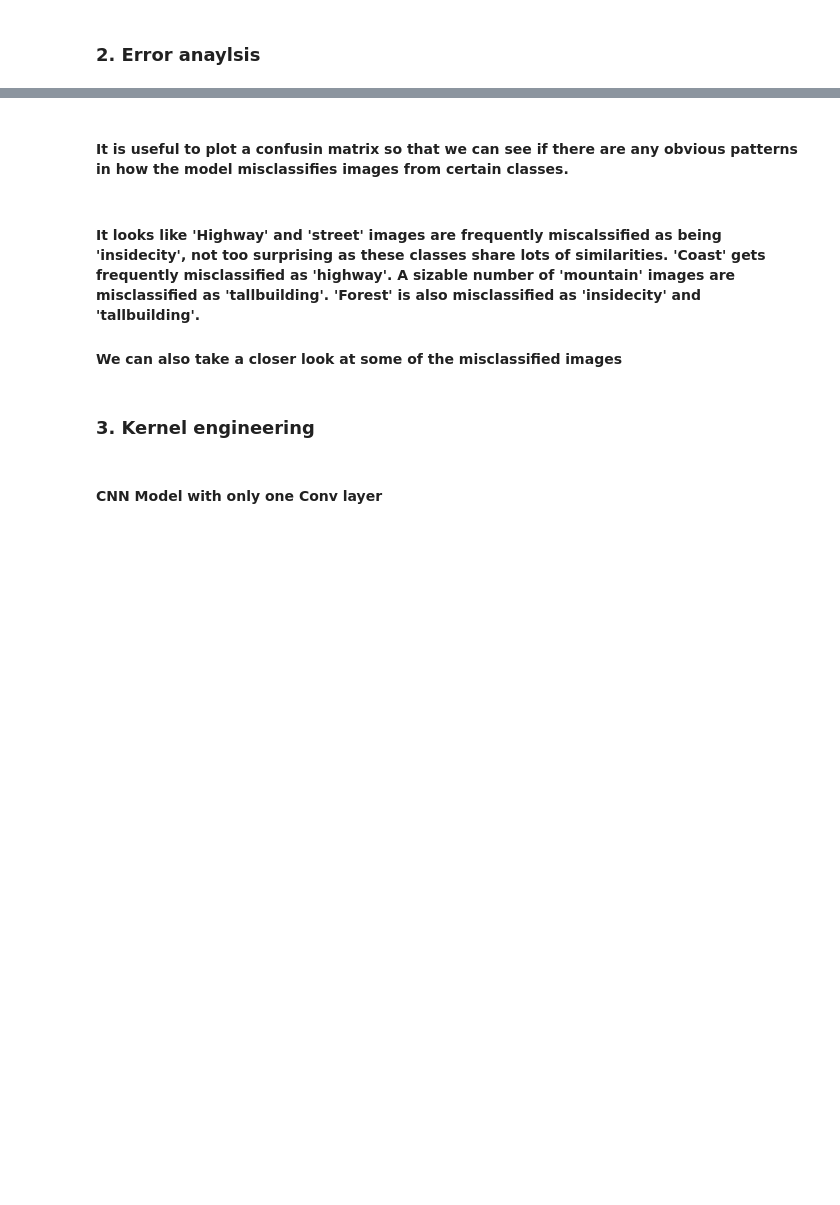
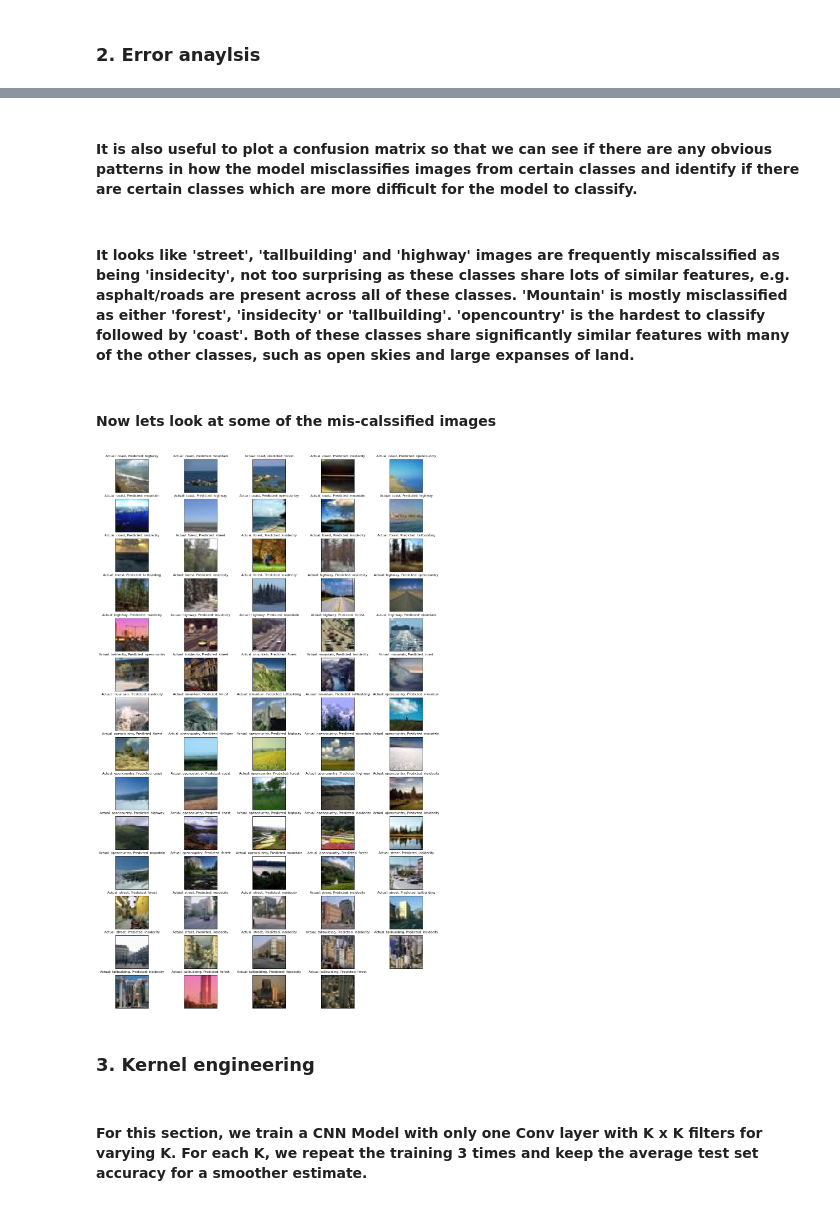
Before and after one commit to tsultan16/COMP90086_Assignment2, a Jupyter notebook: COMP90086_asst2_2023_copy.ipynb, the cells around one changed output, grey strips where cells are left out. Drawn from its saved outputs; the diff is of its cells as text; code cells hidden in the pictures; blank space fills up the shorter version.

```diff
--- a/COMP90086_asst2_2023_copy.ipynb
+++ b/COMP90086_asst2_2023_copy.ipynb
@@ -208,15 +246,3 @@ from sklearn.metrics import confusion_matrix, ConfusionMatrixDisplay
 # %%
-test_images, test_labels = [], []
-n_batches = int(np.ceil(test_data.n/test_data.batch_size))
-for i in range(n_batches):
-    x_batch, y_batch = next(test_data)
-    #print(f"x_batch shape: {x_batch.shape}")
-    #print(f"y_batch shape: {y_batch.shape}")
-    test_images.append(x_batch)
-    test_labels.append(y_batch)
-
-test_images = np.concatenate(test_images, axis=0)
-test_labels = np.concatenate(test_labels, axis=0)
-print(f"Test images shape: {test_images.shape}")
-print(f"Test labels shape: {test_labels.shape}")
+class_average(cnn1)
 # %% [output]
@@ -277,10 +260,30 @@ Overall classification accuracy for test data: 0.809375
-# %% [markdown]
-#### It is useful to plot a confusin matrix so that we can see if there are any obvious patterns in how the model misclassifies images from certain classes.
+# %% [markdown]
+#### It is also useful to plot a confusion matrix so that we can see if there are any obvious patterns in how the model misclassifies images from certain classes and identify if there are certain classes which are more difficult for the model to classify.
 # %% [markdown]
-#### It looks like 'Highway' and 'street' images are frequently miscalssified as being 'insidecity', not too surprising as these classes share lots of similarities. 'Coast' gets frequently misclassified as 'highway'. A sizable number of 'mountain' images are misclassified as 'tallbuilding'. 'Forest' is also misclassified as 'insidecity' and 'tallbuilding'.
-
-#### We can also take a closer look at some of the misclassified images
+#### It looks like 'street', 'tallbuilding' and 'highway' images are frequently miscalssified as being 'insidecity', not too surprising as these classes share lots of similar features, e.g. asphalt/roads are present across all of these classes. 'Mountain' is mostly misclassified as either 'forest', 'insidecity' or 'tallbuilding'. 'opencountry' is the hardest to classify followed by 'coast'. Both of these classes share significantly similar features with many of the other classes, such as open skies and large expanses of land.
+# %% [markdown]
+#### Now lets look at some of the mis-calssified images
+# %%
+# plot misclassified images from each class
+
+fig = plt.figure(figsize=(15, 25))
+
+n_images = x_test.shape[0]
+n_incorrect = n_images - np.sum(np.equal(labels_preds, labels))
+ix = 1
+for i in range(n_images):
+    if(labels[i] != labels_preds[i]):
+        ax = plt.subplot(int(np.ceil(n_incorrect/5)), 5, ix)
+        plt.imshow(x_test[i])
+        plt.title(f"Actual: {class_names[labels[i]]}, Predicted: {class_names[labels_preds[i]]}", fontsize=8)
+        ax.set_xticks([])
+        ax.set_yticks([])
+        ix += 1
+
+plt.show()
+# %% [output]
+[figure, added]
 # %% [markdown]
 ### 3. Kernel engineering
 # %% [markdown]
-#### CNN Model with only one Conv layer
+#### For this section, we train a CNN Model with only one Conv layer with K x K filters for varying K. For each K, we repeat the training 3 times and keep the average test set accuracy for a smoother estimate.
```
Also changed, not shown: parts of 39 cells of this notebook.
